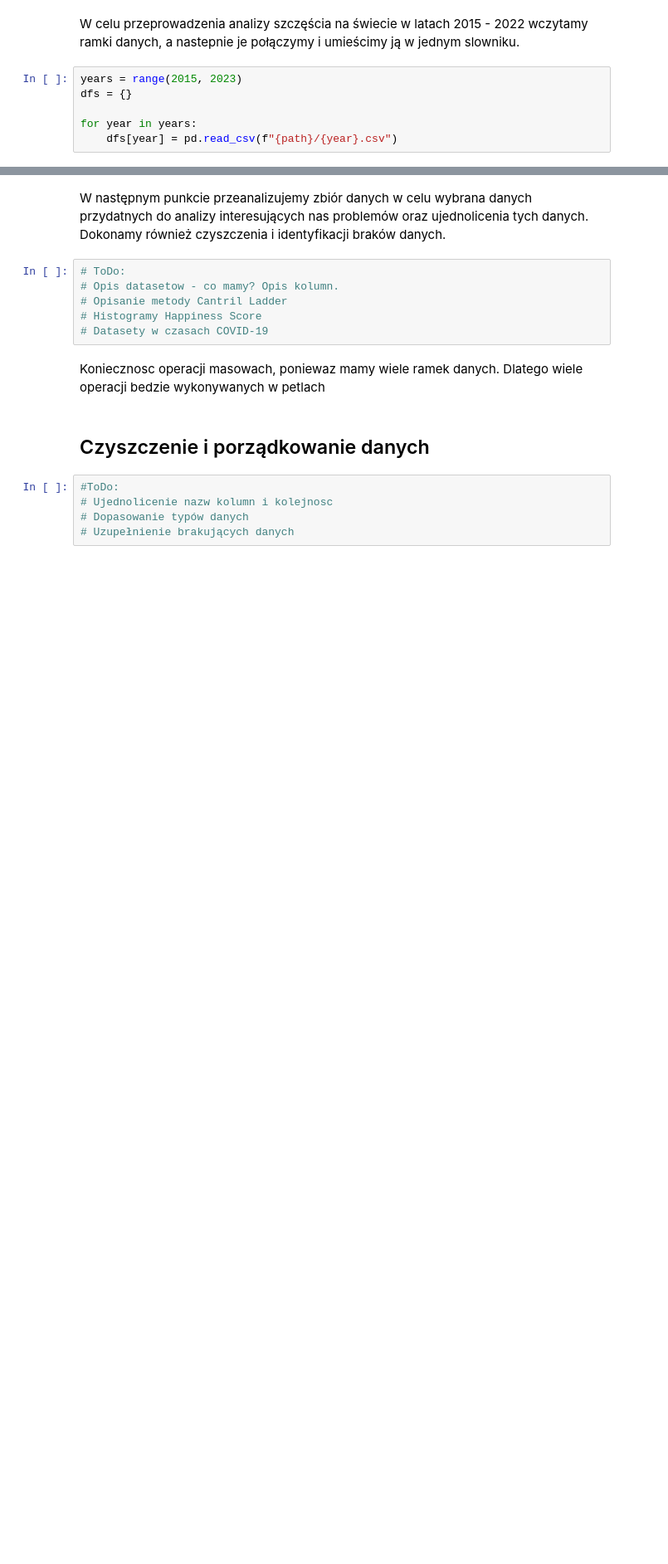
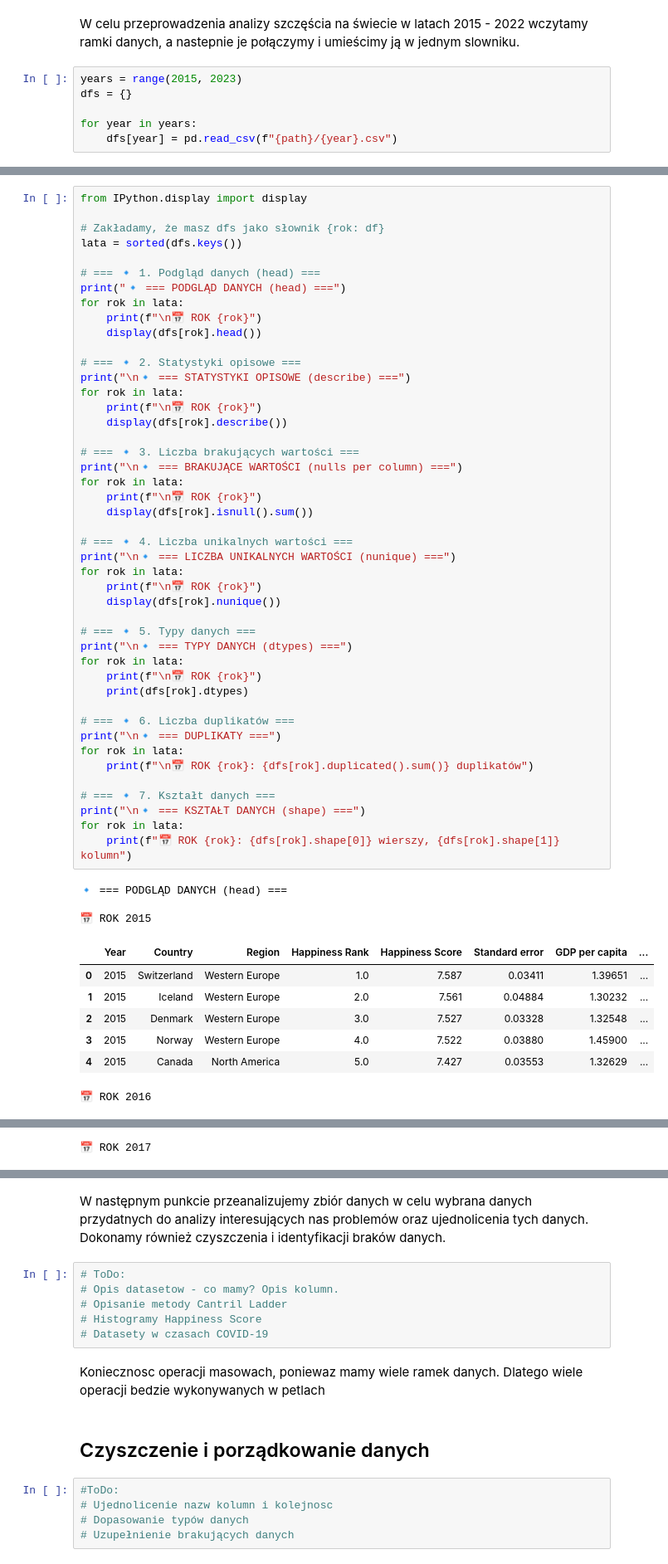
Before and after one commit to Kinga94/SAD_zadanie, a Jupyter notebook: SAD_world_happines_report.ipynb, the cells around one changed output, grey strips where cells are left out. Shown at 83% size. Drawn from its saved outputs; the diff is of its cells as text; blank space fills up the shorter version.

Commit message:
Diagnostyka danych dodana

```diff
--- a/SAD_world_happines_report.ipynb
+++ b/SAD_world_happines_report.ipynb
@@ -176,0 +231,56 @@ for year in years:
+# %%
+from IPython.display import display
+
+# Zakładamy, że masz dfs jako słownik {rok: df}
+lata = sorted(dfs.keys())
+
+# === 🔹 1. Podgląd danych (head) ===
+print("🔹 === PODGLĄD DANYCH (head) ===")
+for rok in lata:
+    print(f"\n📅 ROK {rok}")
+    display(dfs[rok].head())
+
+# === 🔹 2. Statystyki opisowe ===
+print("\n🔹 === STATYSTYKI OPISOWE (describe) ===")
+for rok in lata:
+    print(f"\n📅 ROK {rok}")
+    display(dfs[rok].describe())
+
+# === 🔹 3. Liczba brakujących wartości ===
+print("\n🔹 === BRAKUJĄCE WARTOŚCI (nulls per column) ===")
+for rok in lata:
+    print(f"\n📅 ROK {rok}")
+    display(dfs[rok].isnull().sum())
+
+# === 🔹 4. Liczba unikalnych wartości ===
+print("\n🔹 === LICZBA UNIKALNYCH WARTOŚCI (nunique) ===")
+for rok in lata:
+    print(f"\n📅 ROK {rok}")
+    display(dfs[rok].nunique())
+
+# === 🔹 5. Typy danych ===
+print("\n🔹 === TYPY DANYCH (dtypes) ===")
+for rok in lata:
+    print(f"\n📅 ROK {rok}")
+    print(dfs[rok].dtypes)
+
+# === 🔹 6. Liczba duplikatów ===
+print("\n🔹 === DUPLIKATY ===")
+for rok in lata:
+    print(f"\n📅 ROK {rok}: {dfs[rok].duplicated().sum()} duplikatów")
+
+# === 🔹 7. Kształt danych ===
+print("\n🔹 === KSZTAŁT DANYCH (shape) ===")
+for rok in lata:
+    print(f"📅 ROK {rok}: {dfs[rok].shape[0]} wierszy, {dfs[rok].shape[1]} kolumn")
+# %% [output]
+🔹 === PODGLĄD DANYCH (head) ===
+
+📅 ROK 2015
+|  | Year | Country | Region | Happiness Rank | Happiness Score | Standard error | GDP per capita | ... |
+| 0 | 2015 | Switzerland | Western Europe | 1.0 | 7.587 | 0.03411 | 1.39651 | ... |
+| 1 | 2015 | Iceland | Western Europe | 2.0 | 7.561 | 0.04884 | 1.30232 | ... |
+| 2 | 2015 | Denmark | Western Europe | 3.0 | 7.527 | 0.03328 | 1.32548 | ... |
+| 3 | 2015 | Norway | Western Europe | 4.0 | 7.522 | 0.03880 | 1.45900 | ... |
+| 4 | 2015 | Canada | North America | 5.0 | 7.427 | 0.03553 | 1.32629 | ... |
+📅 ROK 2016
@@ -176,0 +293 @@ for year in years:
+📅 ROK 2017
```
Also changed, not shown: parts of 13 cells of this notebook.
